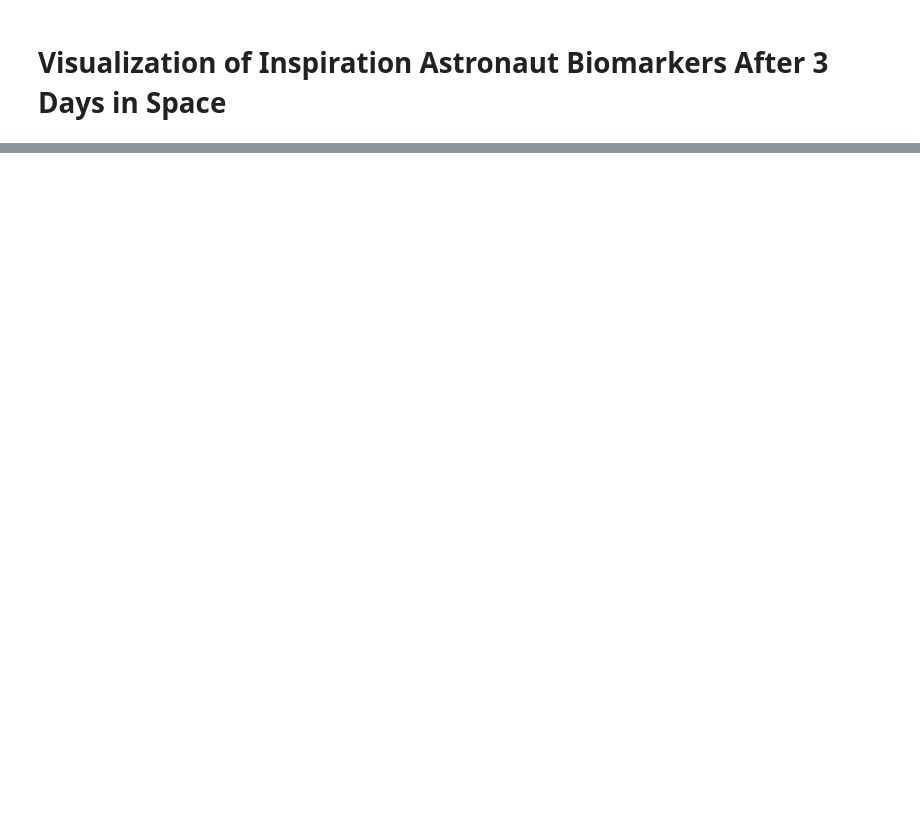
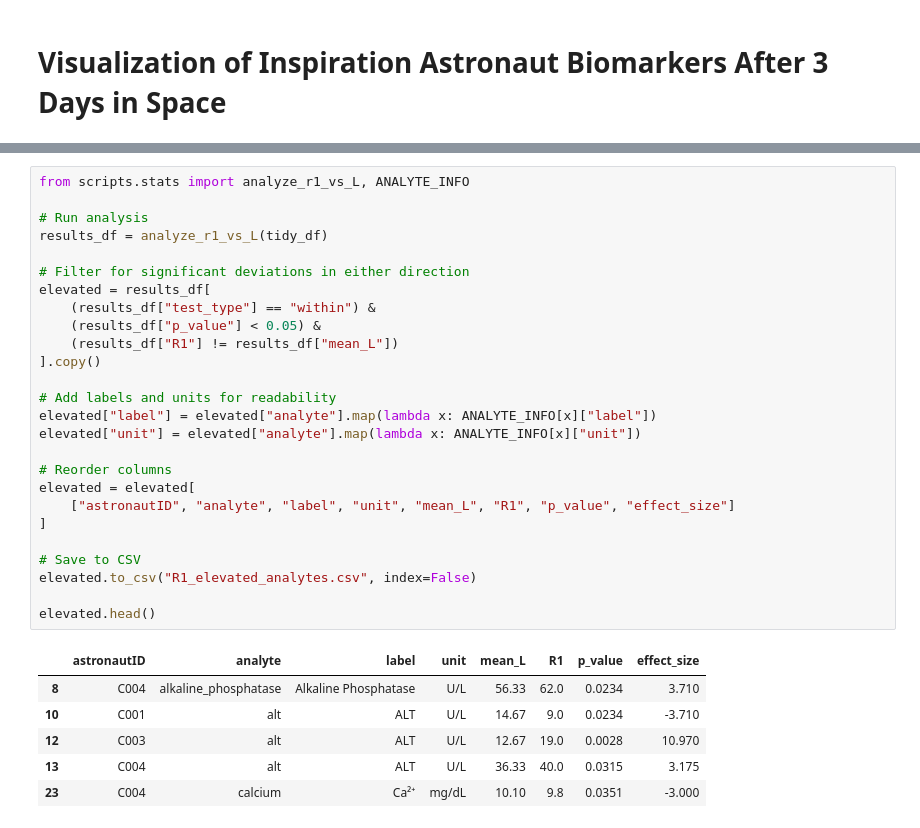
Before and after one commit to DominicTanzillo/Inspiration-Health-Data, a Jupyter notebook: writeup.ipynb, the cells around one changed output, grey strips where cells are left out. Cells and saved outputs as stored; diff of their text form; blank space fills up the shorter version.

```diff
--- a/writeup.ipynb
+++ b/writeup.ipynb
@@ -417,0 +426,33 @@ assert mse_score < 18500
+# %%
+from scripts.stats import analyze_r1_vs_L, ANALYTE_INFO
+
+# Run analysis
+results_df = analyze_r1_vs_L(tidy_df)
+
+# Filter for significant deviations in either direction
+elevated = results_df[
+    (results_df["test_type"] == "within") &
+    (results_df["p_value"] < 0.05) &
+    (results_df["R1"] != results_df["mean_L"])
+].copy()
+
+# Add labels and units for readability
+elevated["label"] = elevated["analyte"].map(lambda x: ANALYTE_INFO[x]["label"])
+elevated["unit"] = elevated["analyte"].map(lambda x: ANALYTE_INFO[x]["unit"])
+
+# Reorder columns
+elevated = elevated[
+    ["astronautID", "analyte", "label", "unit", "mean_L", "R1", "p_value", "effect_size"]
+]
+
+# Save to CSV
+elevated.to_csv("R1_elevated_analytes.csv", index=False)
+
+elevated.head()
+# %% [output]
+|  | astronautID | analyte | label | unit | mean_L | R1 | p_value | effect_size |
+| 8 | C004 | alkaline_phosphatase | Alkaline Phosphatase | U/L | 56.33 | 62.0 | 0.0234 | 3.710 |
+| 10 | C001 | alt | ALT | U/L | 14.67 | 9.0 | 0.0234 | -3.710 |
+| 12 | C003 | alt | ALT | U/L | 12.67 | 19.0 | 0.0028 | 10.970 |
+| 13 | C004 | alt | ALT | U/L | 36.33 | 40.0 | 0.0315 | 3.175 |
+| 23 | C004 | calcium | Ca²⁺ | mg/dL | 10.10 | 9.8 | 0.0351 | -3.000 |
```
Also changed, not shown: parts of 36 cells of this notebook, 2 other files.
